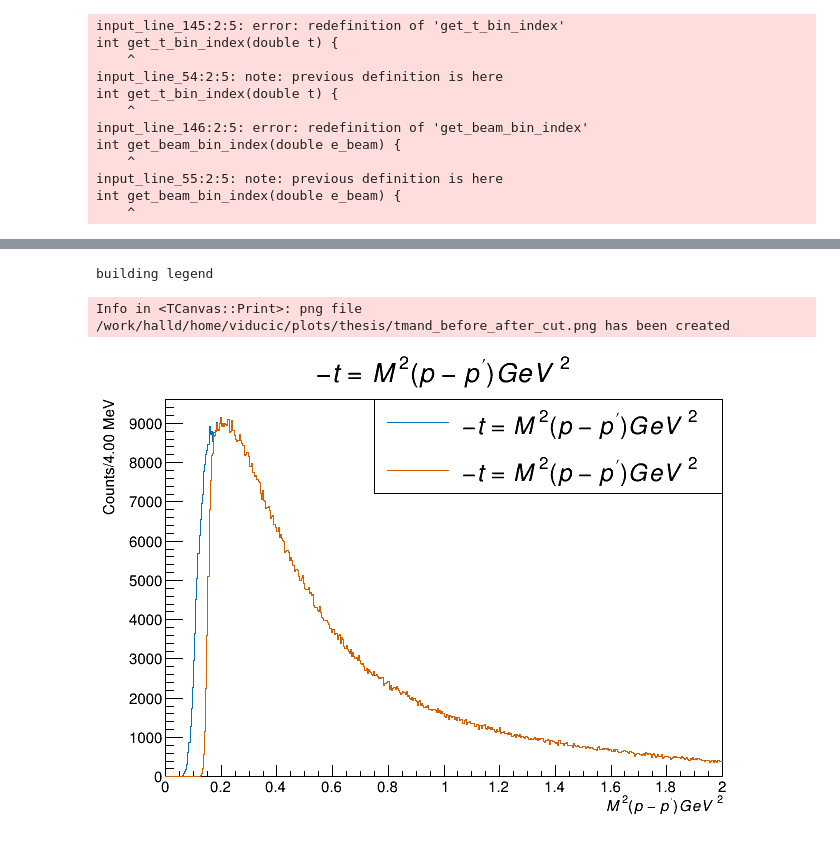
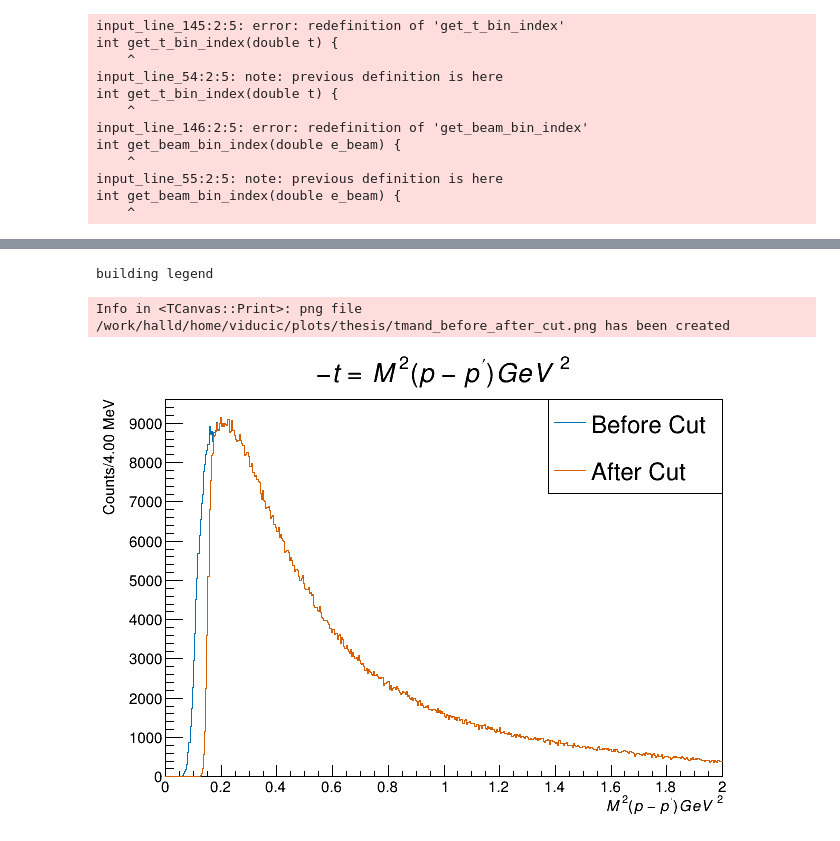
Before and after one commit to tylerviducic/gluex, a Jupyter notebook: scripts/plotting/thesis_plotter.ipynb, the cells around one changed output, grey strips where cells are left out. Saved outputs shown, nothing was run; the diff lists cells and outputs as text; code cells hidden in the pictures.

```diff
--- a/scripts/plotting/thesis_plotter.ipynb
+++ b/scripts/plotting/thesis_plotter.ipynb
@@ -89,14 +99,14 @@ input_line_55:2:5: note: previous definition is here
 int get_beam_bin_index(double e_beam) {
     ^
 # %%
-legend = plotter.build_legend([hist_tmand_before, hist_tmand_after], x1=0.4)
+legend = plotter.build_legend([hist_tmand_before, hist_tmand_after], x1=0.65, labels=['Before Cut', 'After Cut'])
 legend.SetTextSize(0.055)
 hist_tmand_before.Draw()
 hist_tmand_after.Draw('same')
 legend.Draw()
 c.Draw()
 plotter.save_plot(c, 'tmand_before_after_cut')
 # %% [output]
 building legend
 Info in <TCanvas::Print>: png file /work/halld/home/viducic/plots/thesis/tmand_before_after_cut.png has been created
-[figure, old version]
+[figure, new version]
```
Also changed, not shown: parts of 8 cells of this notebook, 1 other file.
